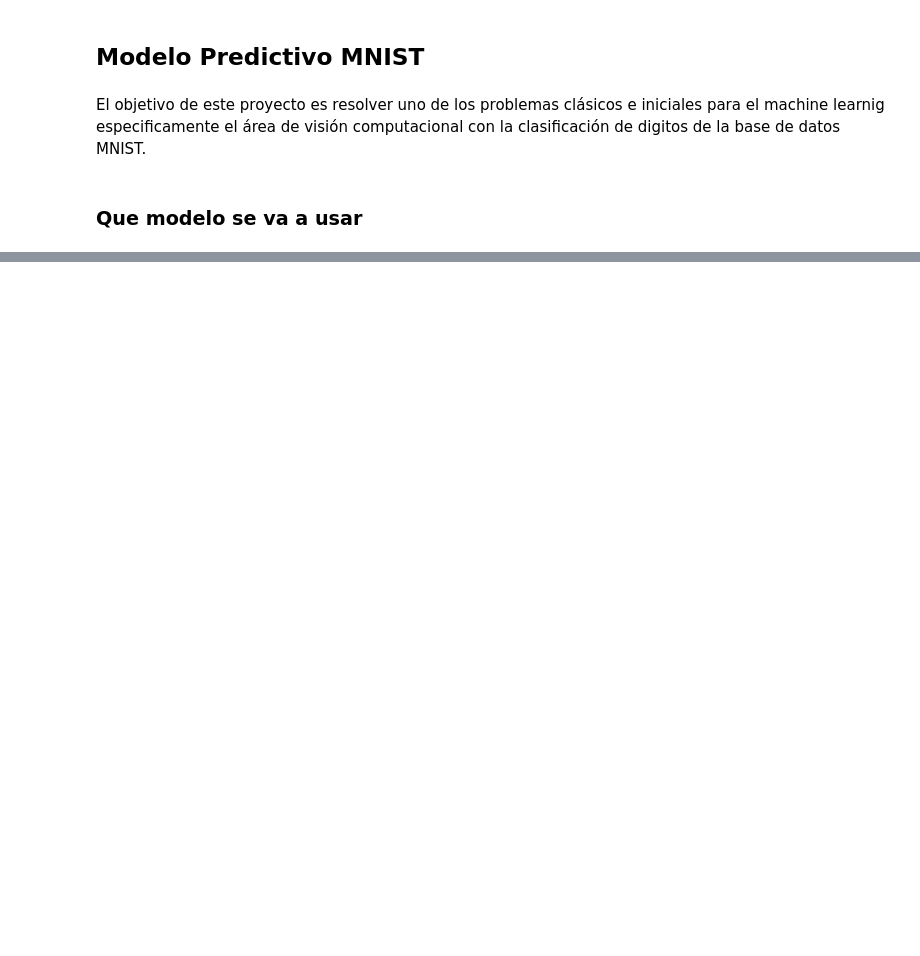
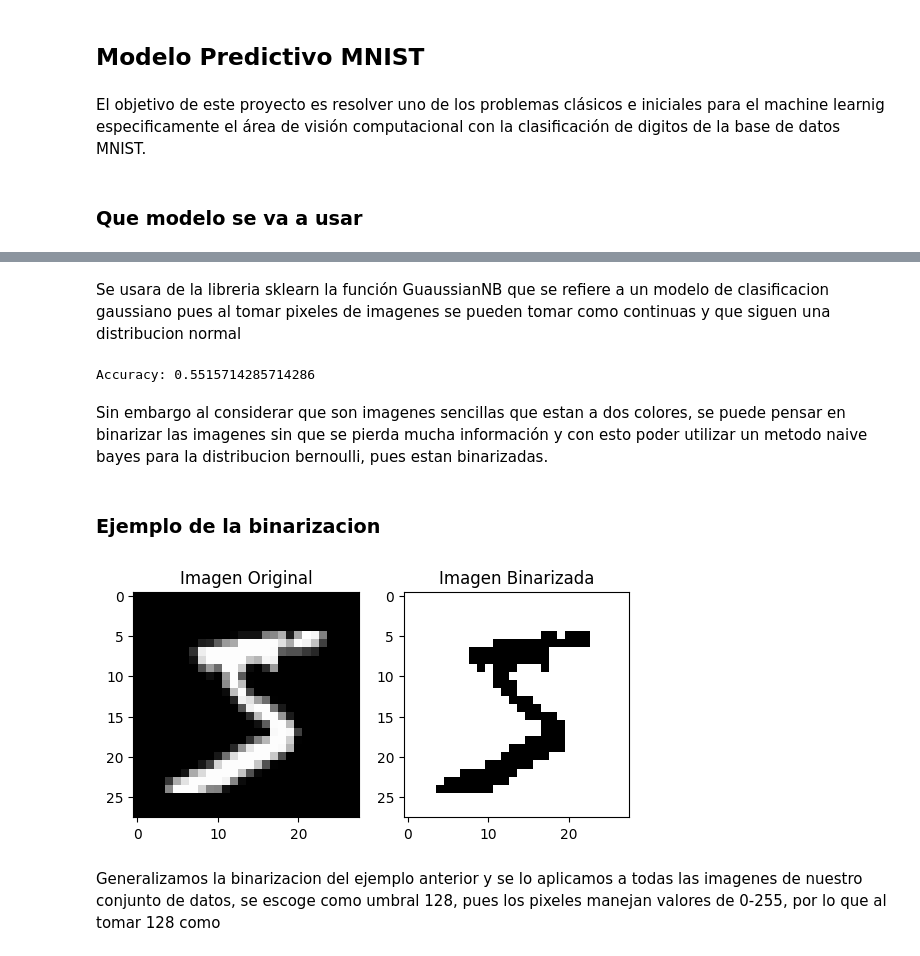
Before and after one commit to patrejos/MNIST, a Jupyter notebook: ModeloPredictivoYGenerativoMNIST.ipynb, the cells around one changed output, grey strips where cells are left out. Cells and saved outputs as stored; diff of their text form; code cells hidden in the pictures; blank space fills up the shorter version.

```diff
--- a/ModeloPredictivoYGenerativoMNIST.ipynb
+++ b/ModeloPredictivoYGenerativoMNIST.ipynb
@@ -83 +42,55 @@ print(f1_score(Y_test, Y_pred,average="micro"))
+# %%
+from sklearn.model_selection import train_test_split
+from sklearn.naive_bayes import GaussianNB
+from sklearn import metrics
+from sklearn.naive_bayes import BernoulliNB
+from sklearn.datasets import fetch_openml
+import numpy as np
+import matplotlib.pyplot as plt
+
+
+mnist = fetch_openml('mnist_784', version=1, cache=True)
+
+
+X_train, X_test, y_train, y_test = train_test_split(mnist.data, mnist.target, test_size=0.2, random_state=42)
+# %% [markdown]
+Se usara de la libreria sklearn la función GuaussianNB que se refiere a un modelo de clasificacion gaussiano pues al tomar pixeles de imagenes se pueden tomar como continuas y que siguen una distribucion normal
+# %%
+gaussian_naive_bayes_model = GaussianNB()
+
+
+gaussian_naive_bayes_model.fit(X_train, y_train)
+
+
+y_pred = gaussian_naive_bayes_model.predict(X_test)
+
+
+accuracy = metrics.accuracy_score(y_test, y_pred)
+print(f"Accuracy: {accuracy}")
+# %% [output]
+Accuracy: 0.5515714285714286
+# %% [markdown]
+Sin embargo al considerar que son imagenes sencillas que estan a dos colores, se puede pensar en binarizar las imagenes sin que se pierda mucha información y con esto poder utilizar un metodo naive bayes para la distribucion bernoulli, pues estan binarizadas.
+# %% [markdown]
+### Ejemplo de la binarizacion
+# %%
+imagen_original = mnist.data.iloc[0].to_numpy().reshape(28, 28)
+umbral = 128
+
+imagen_binarizada = np.where(imagen_original > umbral, 1, 0)
+
+# Visualizar la imagen original y la binarizada
+plt.subplot(1, 2, 1)
+plt.imshow(imagen_original, cmap='gray')
+plt.title('Imagen Original')
+
+plt.subplot(1, 2, 2)
+plt.imshow(imagen_binarizada, cmap='binary')
+plt.title('Imagen Binarizada')
+
+plt.show()
+# %% [output]
+[figure, added]
+# %% [markdown]
+Generalizamos la binarizacion del ejemplo anterior y se lo aplicamos a todas las imagenes de nuestro conjunto de datos, se escoge como umbral 128, pues los pixeles manejan valores de 0-255, por lo que al tomar 128 como
 # %%
```
Also changed, not shown: parts of 20 cells of this notebook.
